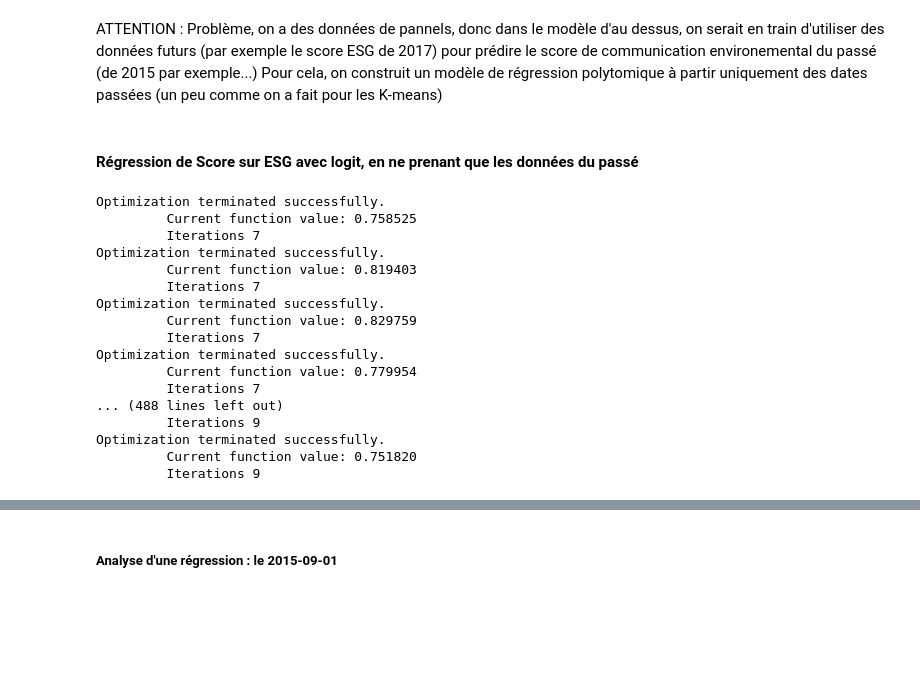
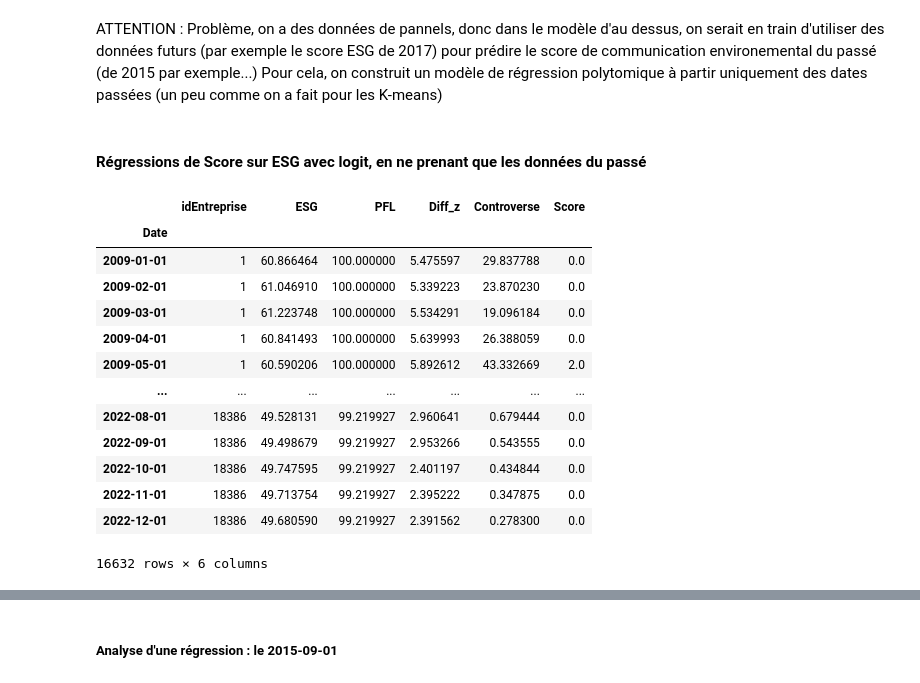
Before and after one commit to tgarnier067/Stat_app, a Jupyter notebook: Clustering.ipynb, the cells around one changed output, grey strips where cells are left out. Drawn from its saved outputs; the diff is of its cells as text; code cells hidden in the pictures; blank space fills up the shorter version.

```diff
--- a/Clustering.ipynb
+++ b/Clustering.ipynb
@@ -910,47 +910,25 @@ P>|z|: C'est la valeur p associée à la statistique de test z. Une valeur p fai
 # %% [markdown]
 ATTENTION  : Problème, on a des données de pannels, donc dans le modèle d'au dessus, on serait en train d'utiliser des données futurs (par exemple le score ESG de 2017) pour prédire le score de communication environemental du passé (de 2015 par exemple...) Pour cela, on construit un modèle de régression polytomique à partir uniquement des dates passées (un peu comme on a fait pour les K-means)
 # %% [markdown]
-#### Régression de Score sur ESG avec logit, en ne prenant que les données du passé
+#### Régressions de Score sur ESG avec logit, en ne prenant que les données du passé
-# %%
-# Assurez-vous que la colonne 'Date' est définie comme index
-df.set_index('Date', inplace=True)
-
-# Obtenez une liste de dates uniques dans votre DataFrame
-dates_uniques = df.index.unique()
-
-# Créez une liste pour stocker les résultats des modèles
-resultats_modeles = []
-
-# Parcourez chaque date unique
-for date in dates_uniques:
-    # Filtrez les données pour cette date spécifique
-    df_filtre = df.loc[date, ['ESG', 'Score']]
-
-    # Vérifiez s'il y a suffisamment de données pour ajuster un modèle
-    if len(df_filtre) >= 2:  # Au moins 2 observations pour ajuster un modèle polytomique
-        # Effectuez une régression polytomique de Score sur ESG pour cette date spécifique
-        X = df_filtre['ESG']  # Variable explicative
-        y = df_filtre['Score']  # Variable cible
-        X = sm.add_constant(X)  # Ajoutez une colonne constante pour l'intercept
-        model = sm.MNLogit(y, X)  # Régression polytomique
-        result = model.fit()  # Ajustez le modèle
-        # Stockez les résultats du modèle
-        resultats_modeles.append({'Date': date, 'modele': result})
-# %% [output]
-Optimization terminated successfully.
-         Current function value: 0.758525
-         Iterations 7
-Optimization terminated successfully.
-         Current function value: 0.819403
-         Iterations 7
-Optimization terminated successfully.
-         Current function value: 0.829759
-         Iterations 7
-Optimization terminated successfully.
-         Current function value: 0.779954
-         Iterations 7
-... (488 lines left out)
-         Iterations 9
-Optimization terminated successfully.
-         Current function value: 0.751820
-         Iterations 9
+# %%
+import statsmodels.api as sm
+
+# Assurez-vous que la colonne 'Date' est définie comme index
+df.set_index('Date', inplace=True)
+df
+# %% [output]
+|  | idEntreprise | ESG | PFL | Diff_z | Controverse | Score |
+| Date |  |  |  |  |  |  |
+| 2009-01-01 | 1 | 60.866464 | 100.000000 | 5.475597 | 29.837788 | 0.0 |
+| 2009-02-01 | 1 | 61.046910 | 100.000000 | 5.339223 | 23.870230 | 0.0 |
+| 2009-03-01 | 1 | 61.223748 | 100.000000 | 5.534291 | 19.096184 | 0.0 |
+| 2009-04-01 | 1 | 60.841493 | 100.000000 | 5.639993 | 26.388059 | 0.0 |
+| 2009-05-01 | 1 | 60.590206 | 100.000000 | 5.892612 | 43.332669 | 2.0 |
+| ... | ... | ... | ... | ... | ... | ... |
+| 2022-08-01 | 18386 | 49.528131 | 99.219927 | 2.960641 | 0.679444 | 0.0 |
+| 2022-09-01 | 18386 | 49.498679 | 99.219927 | 2.953266 | 0.543555 | 0.0 |
+| 2022-10-01 | 18386 | 49.747595 | 99.219927 | 2.401197 | 0.434844 | 0.0 |
+| 2022-11-01 | 18386 | 49.713754 | 99.219927 | 2.395222 | 0.347875 | 0.0 |
+| 2022-12-01 | 18386 | 49.680590 | 99.219927 | 2.391562 | 0.278300 | 0.0 |
+16632 rows × 6 columns
```
Also changed, not shown: parts of 15 cells of this notebook.
